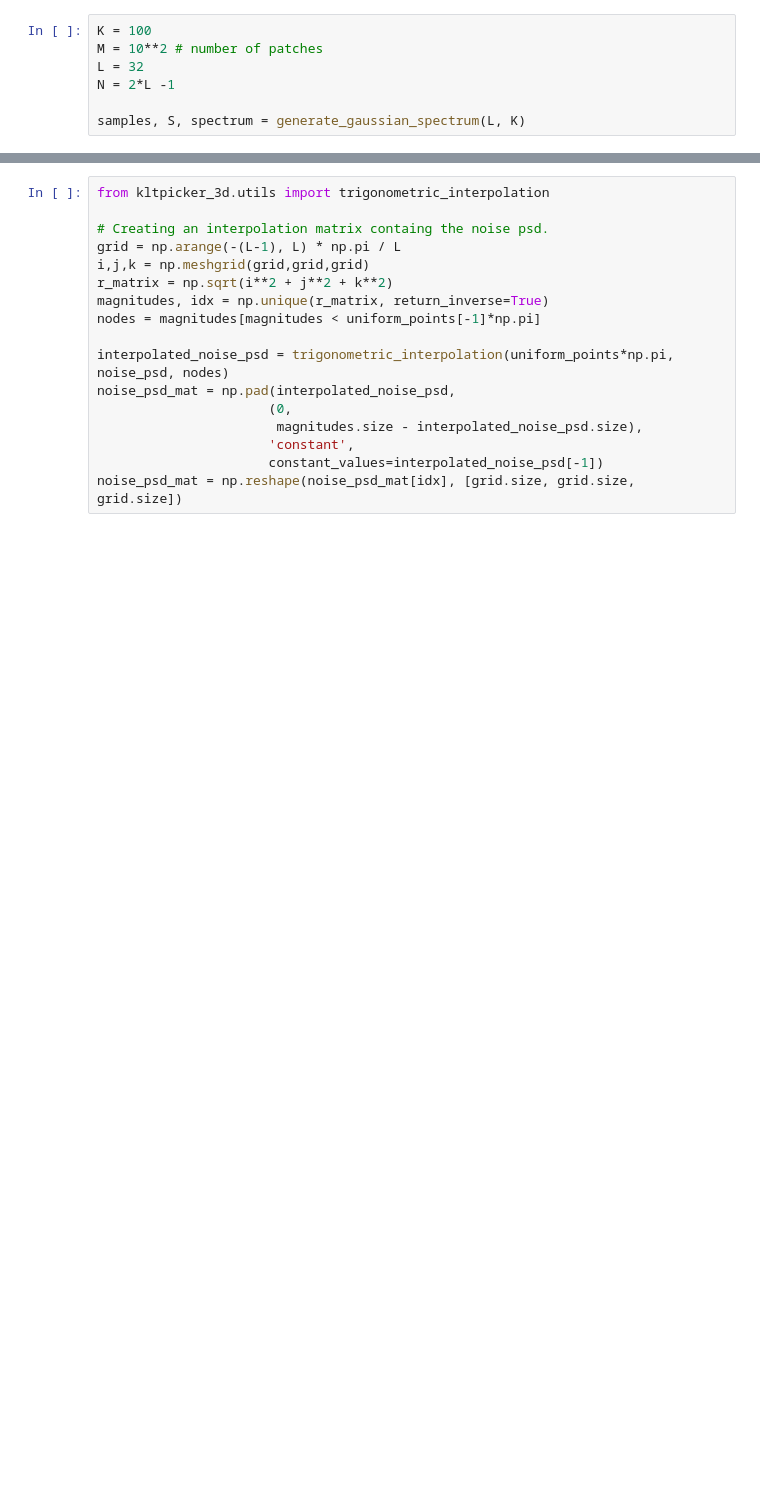
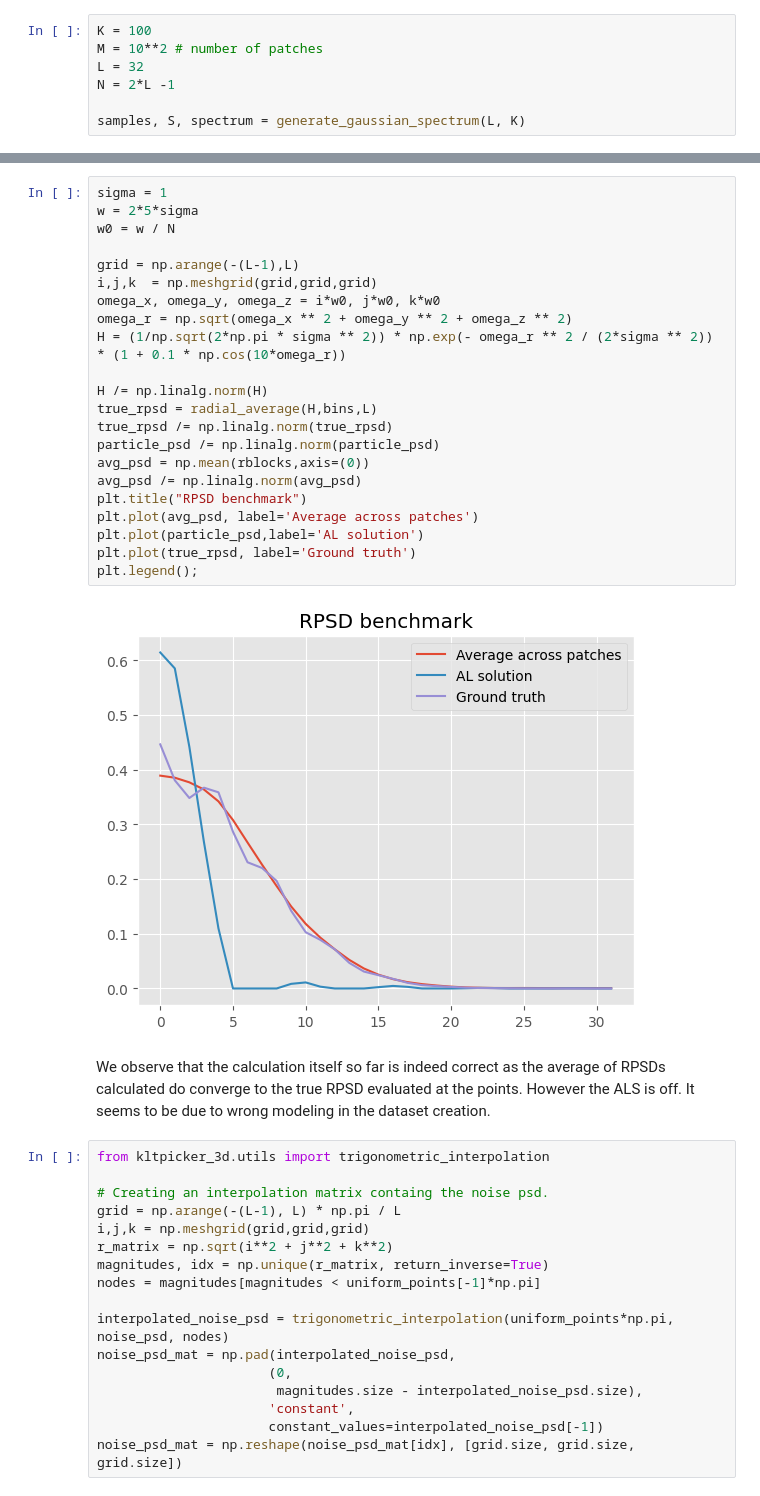
Before and after one commit to oppositecategory/3D_KLT, a Jupyter notebook: notebooks/full_RPSD_calculation.ipynb, the cells around one changed output, grey strips where cells are left out. Drawn from its saved outputs; the diff is of its cells as text; blank space fills up the shorter version.

```diff
--- a/notebooks/full_RPSD_calculation.ipynb
+++ b/notebooks/full_RPSD_calculation.ipynb
@@ -468,3 +360,30 @@ plt.legend();
+# %%
+sigma = 1
+w = 2*5*sigma
+w0 = w / N
+
+grid = np.arange(-(L-1),L)
+i,j,k  = np.meshgrid(grid,grid,grid)
+omega_x, omega_y, omega_z = i*w0, j*w0, k*w0
+omega_r = np.sqrt(omega_x ** 2 + omega_y ** 2 + omega_z ** 2)
+H = (1/np.sqrt(2*np.pi * sigma ** 2)) * np.exp(- omega_r ** 2 / (2*sigma ** 2)) * (1 + 0.1 * np.cos(10*omega_r))
+
+H /= np.linalg.norm(H)
+true_rpsd = radial_average(H,bins,L)
+true_rpsd /= np.linalg.norm(true_rpsd)
+particle_psd /= np.linalg.norm(particle_psd)
+avg_psd = np.mean(rblocks,axis=(0))
+avg_psd /= np.linalg.norm(avg_psd)
+plt.title("RPSD benchmark")
+plt.plot(avg_psd, label='Average across patches')
+plt.plot(particle_psd,label='AL solution')
+plt.plot(true_rpsd, label='Ground truth')
+plt.legend();
+# %% [output]
+[figure, added]
+# %% [markdown]
+We observe that the calculation itself so far is indeed correct as the average of RPSDs calculated do converge to the true RPSD evaluated at the points.
+However the ALS is off. It seems to be due to wrong modeling in the dataset creation.
 # %%
 from kltpicker_3d.utils import trigonometric_interpolation
 
```
Also changed, not shown: parts of 23 cells of this notebook, 2 other files.
